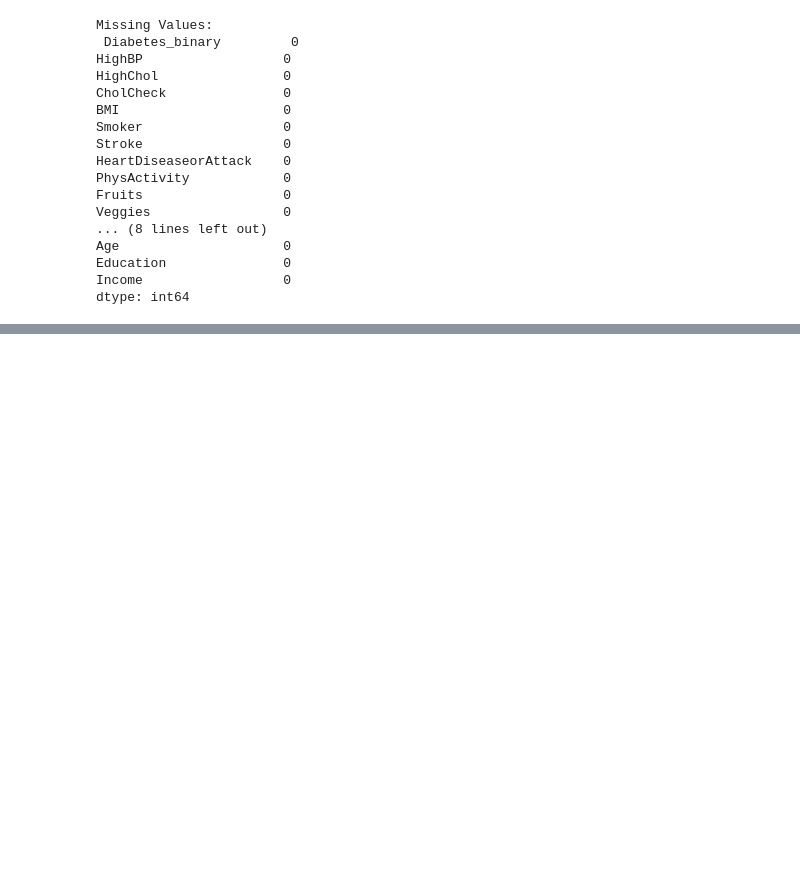
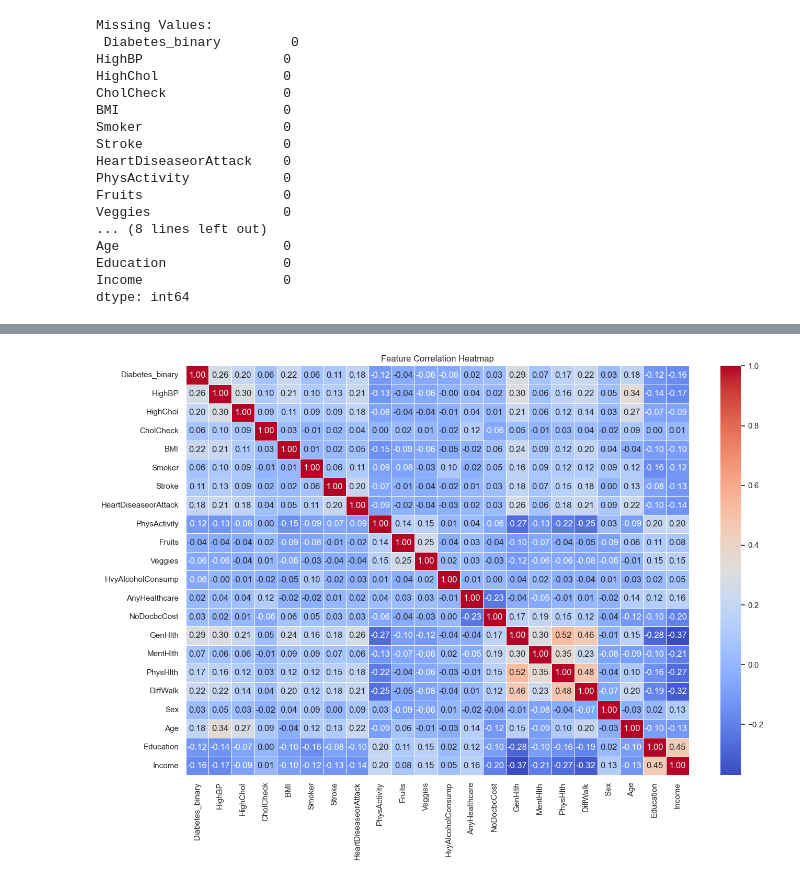
Before and after one commit to amanchakrawarty2005/health-risk-api, a Jupyter notebook: notebooks/eda.ipynb, the cells around one changed output, grey strips where cells are left out. Cells and saved outputs as stored; diff of their text form; code cells hidden in the pictures; blank space fills up the shorter version.

```diff
--- a/notebooks/eda.ipynb
+++ b/notebooks/eda.ipynb
@@ -63,0 +86,9 @@ dtype: int64
+# %%
+plt.figure(figsize=(14,10))
+sns.heatmap(df.corr(), annot=True, fmt=".2f", cmap="coolwarm", linewidths=0.5)
+plt.title("Feature Correlation Heatmap")
+plt.tight_layout()
+plt.savefig("../images/correlation_heatmap.png")
+plt.show()
+# %% [output]
+[figure, added]
```
Also changed, not shown: parts of 3 cells of this notebook, 5 other files.
